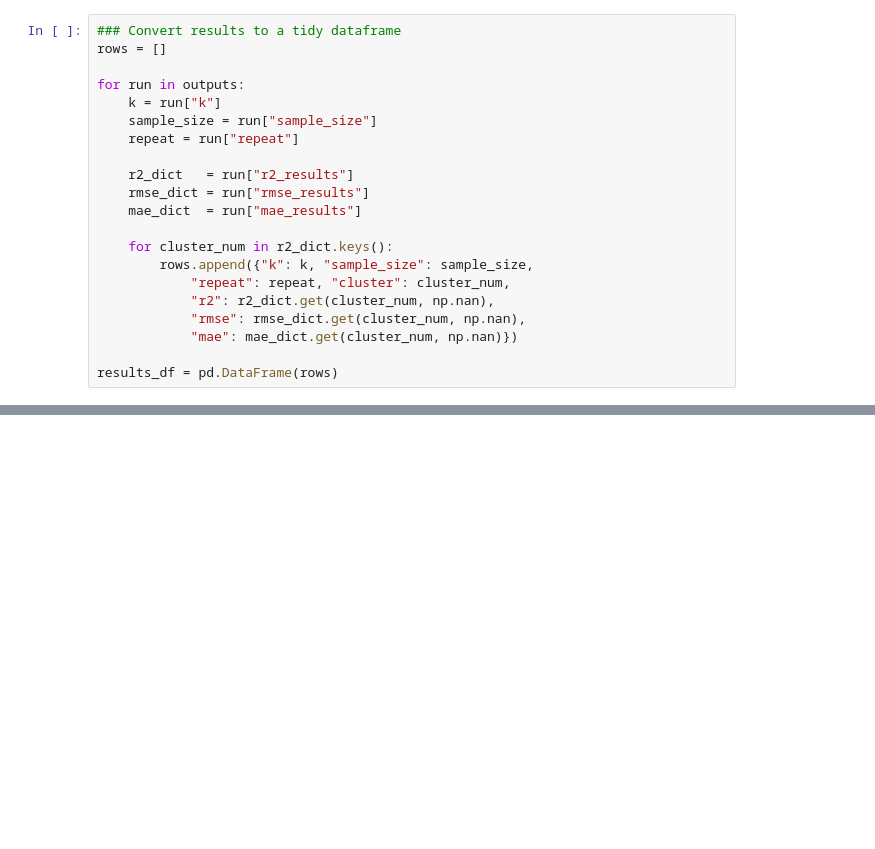
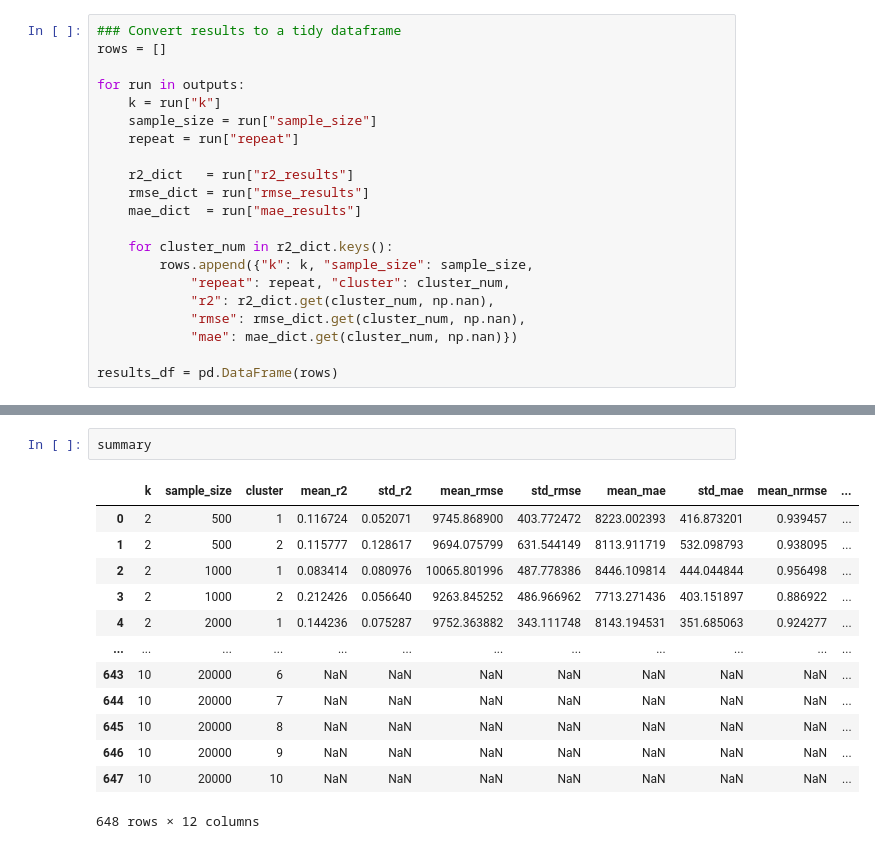
Before and after one commit to Urban-Analytics/INTEGRATE-Embeddings-Deprivation, a Jupyter notebook: notebooks/6-TestModelOverClusters_ControlledForSampleSize.ipynb, the cells around one changed output, grey strips where cells are left out. Drawn from its saved outputs; the diff is of its cells as text; blank space fills up the shorter version.

```diff
--- a/notebooks/6-TestModelOverClusters_ControlledForSampleSize.ipynb
+++ b/notebooks/6-TestModelOverClusters_ControlledForSampleSize.ipynb
@@ -303,2 +311,18 @@ summary = (results_df.groupby(["k", "sample_size", "cluster"]).agg(mean_r2   = (
+# %%
+summary
+# %% [output]
+|  | k | sample_size | cluster | mean_r2 | std_r2 | mean_rmse | std_rmse | mean_mae | std_mae | mean_nrmse | ... |
+| 0 | 2 | 500 | 1 | 0.116724 | 0.052071 | 9745.868900 | 403.772472 | 8223.002393 | 416.873201 | 0.939457 | ... |
+| 1 | 2 | 500 | 2 | 0.115777 | 0.128617 | 9694.075799 | 631.544149 | 8113.911719 | 532.098793 | 0.938095 | ... |
+| 2 | 2 | 1000 | 1 | 0.083414 | 0.080976 | 10065.801996 | 487.778386 | 8446.109814 | 444.044844 | 0.956498 | ... |
+| 3 | 2 | 1000 | 2 | 0.212426 | 0.056640 | 9263.845252 | 486.966962 | 7713.271436 | 403.151897 | 0.886922 | ... |
+| 4 | 2 | 2000 | 1 | 0.144236 | 0.075287 | 9752.363882 | 343.111748 | 8143.194531 | 351.685063 | 0.924277 | ... |
+| ... | ... | ... | ... | ... | ... | ... | ... | ... | ... | ... | ... |
+| 643 | 10 | 20000 | 6 | NaN | NaN | NaN | NaN | NaN | NaN | NaN | ... |
+| 644 | 10 | 20000 | 7 | NaN | NaN | NaN | NaN | NaN | NaN | NaN | ... |
+| 645 | 10 | 20000 | 8 | NaN | NaN | NaN | NaN | NaN | NaN | NaN | ... |
+| 646 | 10 | 20000 | 9 | NaN | NaN | NaN | NaN | NaN | NaN | NaN | ... |
+| 647 | 10 | 20000 | 10 | NaN | NaN | NaN | NaN | NaN | NaN | NaN | ... |
+648 rows × 12 columns
 # %% [markdown]
 ### Plot the results
```
Also changed, not shown: parts of 4 cells of this notebook, 1 other file.
